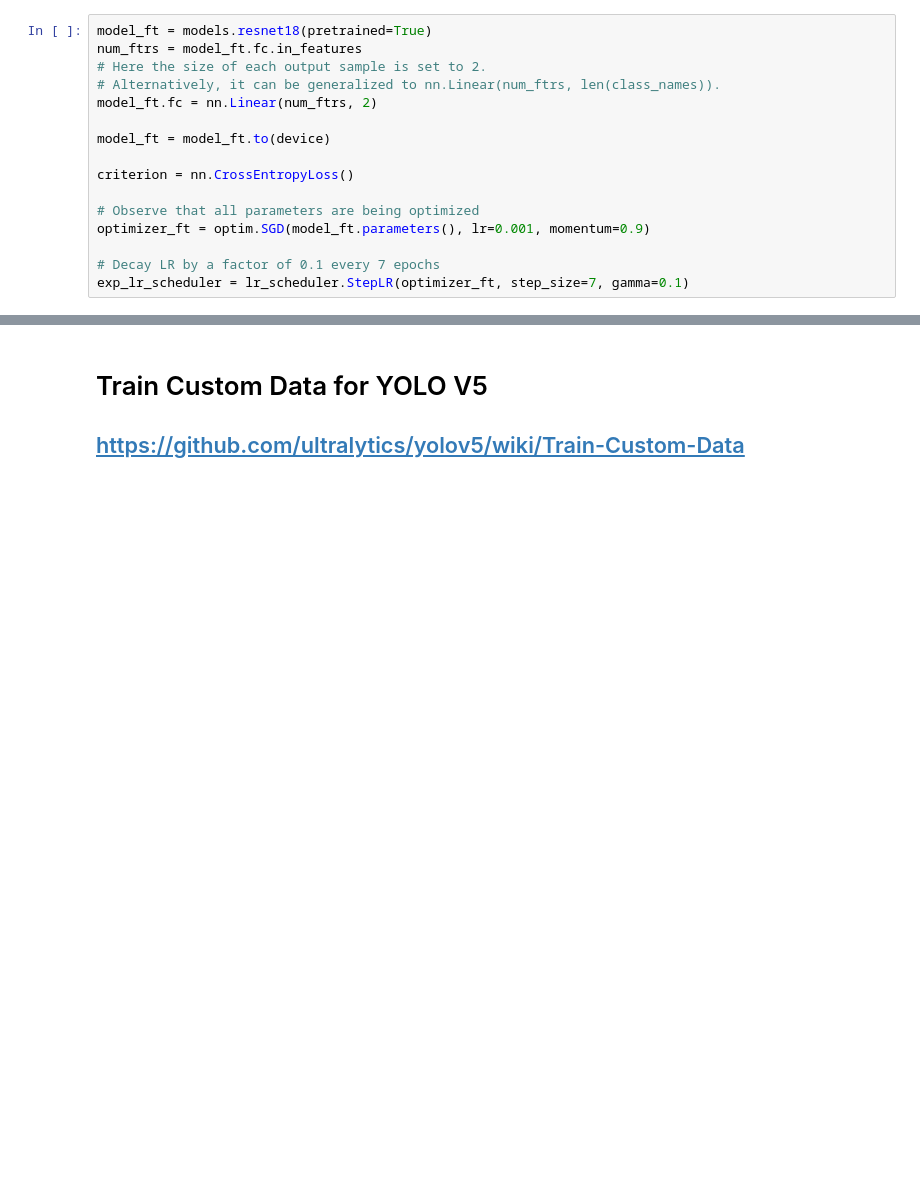
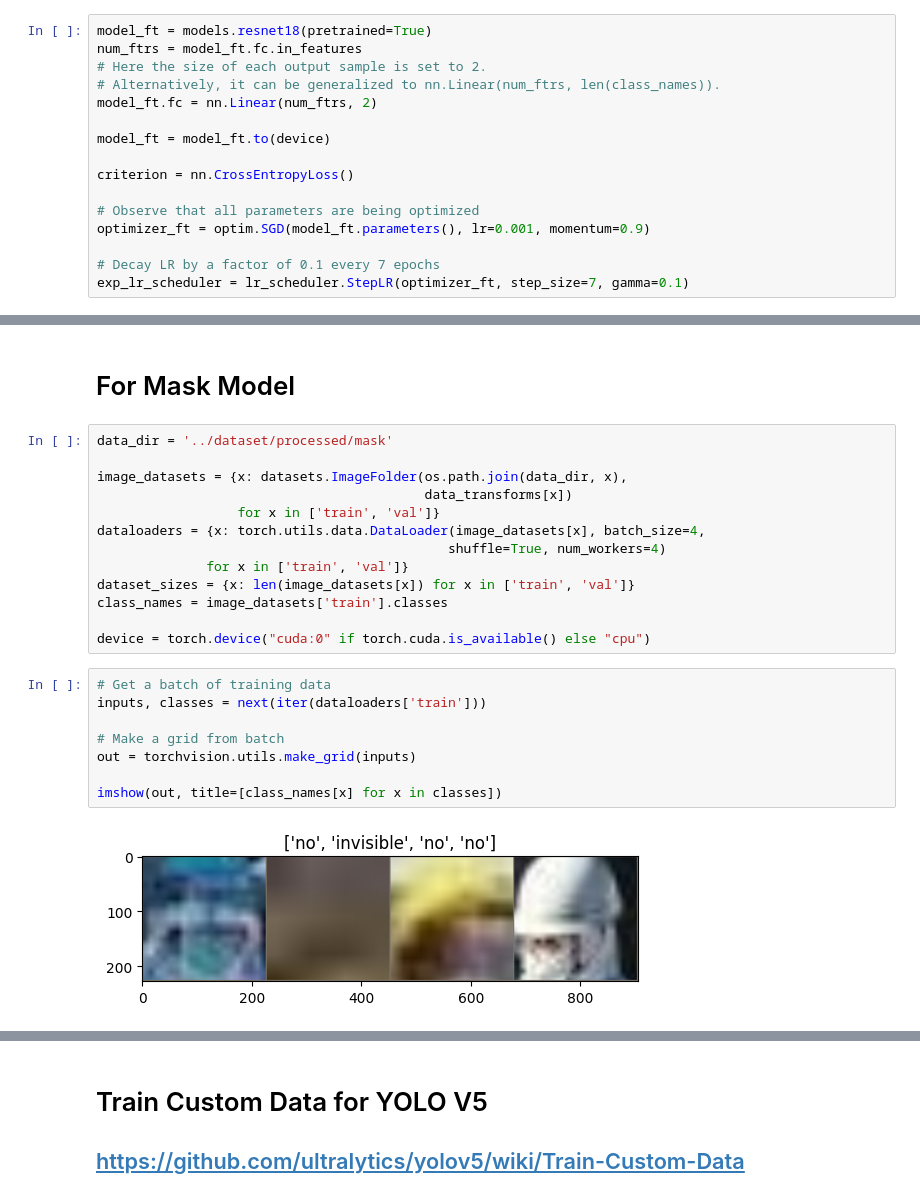
Before and after one commit to karabC/cv_exercise_2021Aug, a Jupyter notebook: task2/notebook/01_xml_annotation_parser.ipynb, the cells around one changed output, grey strips where cells are left out. Cells and saved outputs as stored; diff of their text form; blank space fills up the shorter version.

```diff
--- a/task2/notebook/01_xml_annotation_parser.ipynb
+++ b/task2/notebook/01_xml_annotation_parser.ipynb
@@ -359,0 +400,25 @@ Best val Acc: 0.934152
+# %% [markdown]
+# For Mask Model
+# %%
+data_dir = '../dataset/processed/mask'
+
+image_datasets = {x: datasets.ImageFolder(os.path.join(data_dir, x),
+                                          data_transforms[x])
+                  for x in ['train', 'val']}
+dataloaders = {x: torch.utils.data.DataLoader(image_datasets[x], batch_size=4,
+                                             shuffle=True, num_workers=4)
+              for x in ['train', 'val']}
+dataset_sizes = {x: len(image_datasets[x]) for x in ['train', 'val']}
+class_names = image_datasets['train'].classes
+
+device = torch.device("cuda:0" if torch.cuda.is_available() else "cpu")
+# %%
+# Get a batch of training data
+inputs, classes = next(iter(dataloaders['train']))
+
+# Make a grid from batch
+out = torchvision.utils.make_grid(inputs)
+
+imshow(out, title=[class_names[x] for x in classes])
+# %% [output]
+[figure, added]
```
Also changed, not shown: parts of 20 cells of this notebook.
